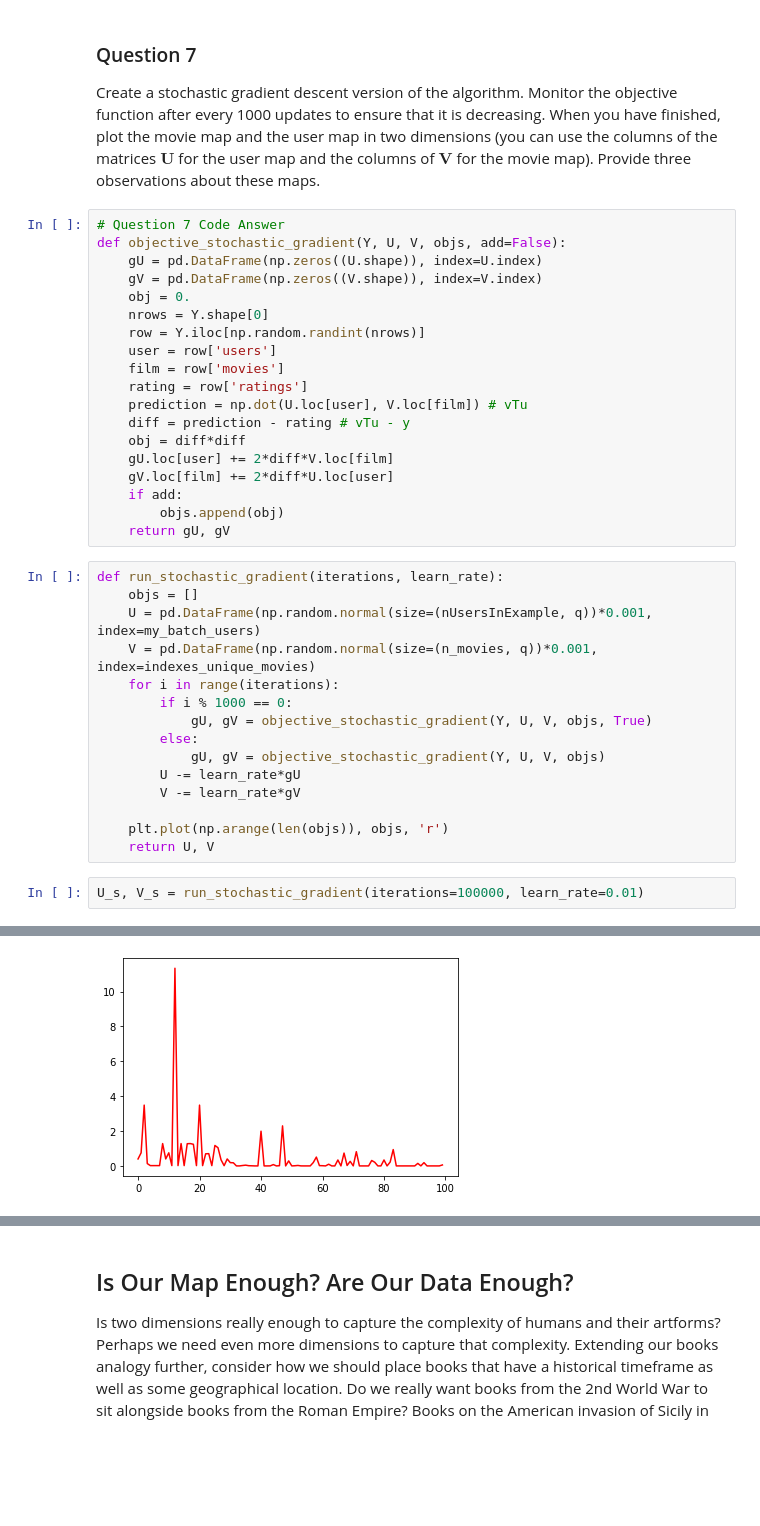
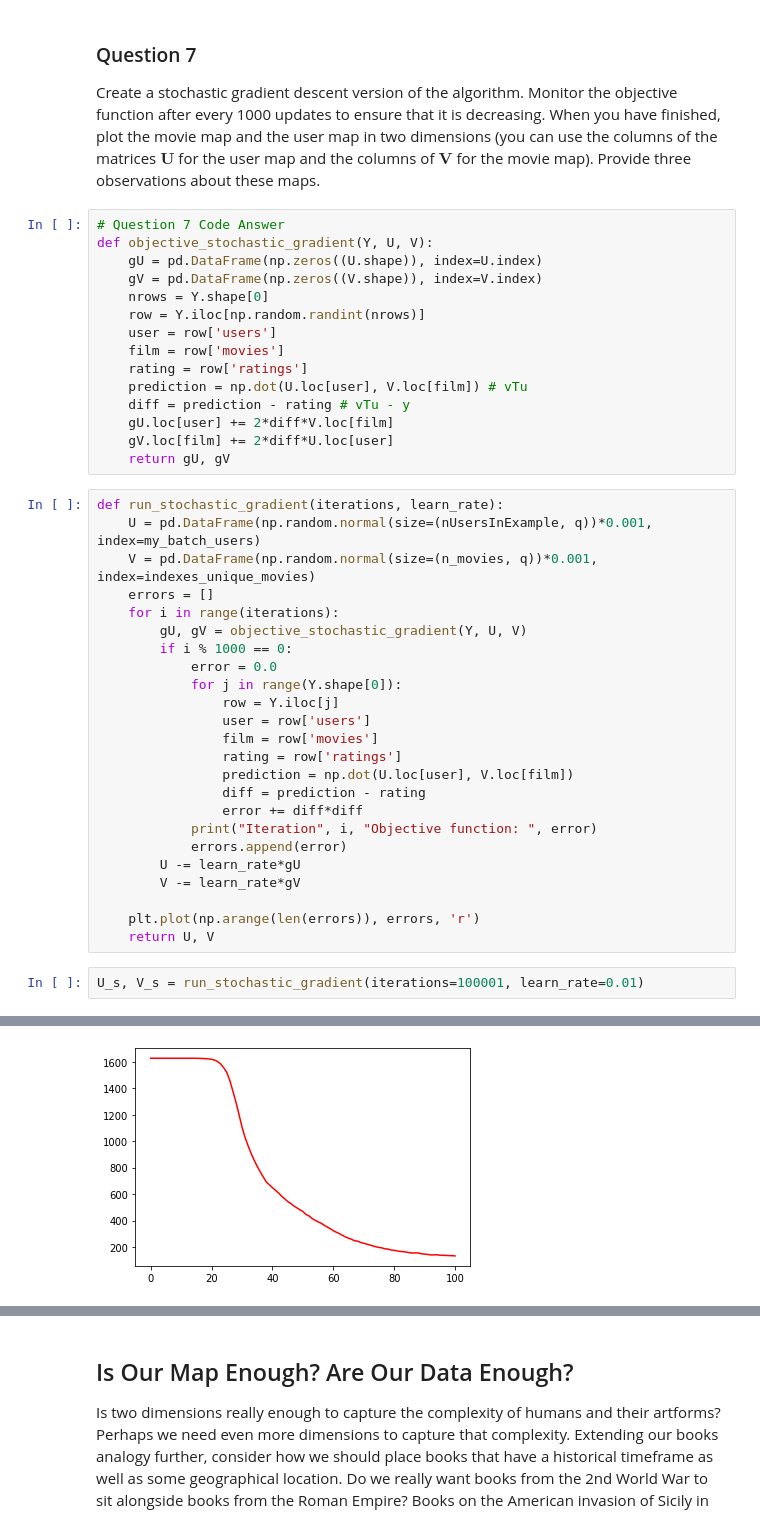
Before and after one commit to Lone5267/MLAI, a Jupyter notebook: Lab 2 - Objective Functions.ipynb, the cells around one changed output, grey strips where cells are left out. Saved outputs shown, nothing was run; the diff lists cells and outputs as text; blank space fills up the shorter version.

```diff
--- a/Lab 2 - Objective Functions.ipynb
+++ b/Lab 2 - Objective Functions.ipynb
@@ -380,10 +380,9 @@ Stochastic gradient descent involves updating separating each gradient update ac
 Create a stochastic gradient descent version of the algorithm. Monitor the objective function after every 1000 updates to ensure that it is decreasing. When you have finished, plot the movie map and the user map in two dimensions (you can use the columns of the matrices $\mathbf{U}$ for the user map and the columns of $\mathbf{V}$ for the movie map). Provide three observations about these maps.
 # %%
 # Question 7 Code Answer
-def objective_stochastic_gradient(Y, U, V, objs, add=False):
+def objective_stochastic_gradient(Y, U, V):
     gU = pd.DataFrame(np.zeros((U.shape)), index=U.index)
     gV = pd.DataFrame(np.zeros((V.shape)), index=V.index)
-    obj = 0.
     nrows = Y.shape[0]
     row = Y.iloc[np.random.randint(nrows)]
     user = row['users']
@@ -391,27 +390,33 @@ def objective_stochastic_gradient(Y, U, V, objs, add=False):
     rating = row['ratings']
     prediction = np.dot(U.loc[user], V.loc[film]) # vTu
     diff = prediction - rating # vTu - y
-    obj = diff*diff
     gU.loc[user] += 2*diff*V.loc[film]
     gV.loc[film] += 2*diff*U.loc[user]
-    if add:
-        objs.append(obj)
     return gU, gV
 # %%
 def run_stochastic_gradient(iterations, learn_rate):
-    objs = []
     U = pd.DataFrame(np.random.normal(size=(nUsersInExample, q))*0.001, index=my_batch_users)
     V = pd.DataFrame(np.random.normal(size=(n_movies, q))*0.001, index=indexes_unique_movies)
+    errors = []
     for i in range(iterations):
+        gU, gV = objective_stochastic_gradient(Y, U, V)
         if i % 1000 == 0:
-            gU, gV = objective_stochastic_gradient(Y, U, V, objs, True)
-        else:
-            gU, gV = objective_stochastic_gradient(Y, U, V, objs)
+            error = 0.0
+            for j in range(Y.shape[0]):
+                row = Y.iloc[j]
+                user = row['users']
+                film = row['movies']
+                rating = row['ratings']
+                prediction = np.dot(U.loc[user], V.loc[film])
+                diff = prediction - rating
+                error += diff*diff
+            print("Iteration", i, "Objective function: ", error)
+            errors.append(error)
         U -= learn_rate*gU
         V -= learn_rate*gV
 
-    plt.plot(np.arange(len(objs)), objs, 'r')
+    plt.plot(np.arange(len(errors)), errors, 'r')
     return U, V
 # %%
-U_s, V_s = run_stochastic_gradient(iterations=100000, learn_rate=0.01)
+U_s, V_s = run_stochastic_gradient(iterations=100001, learn_rate=0.01)
 # %% [output]
@@ -418,4 +440,4 @@ U_s, V_s = run_stochastic_gradient(iterations=100000, learn_rate=0.01)
-[figure, old version]
+[figure, new version]
 # %%
 plt.plot(U_s[0], U_s[1], 'r')
 # %% [output]
```
Also changed, not shown: parts of 12 cells of this notebook.
